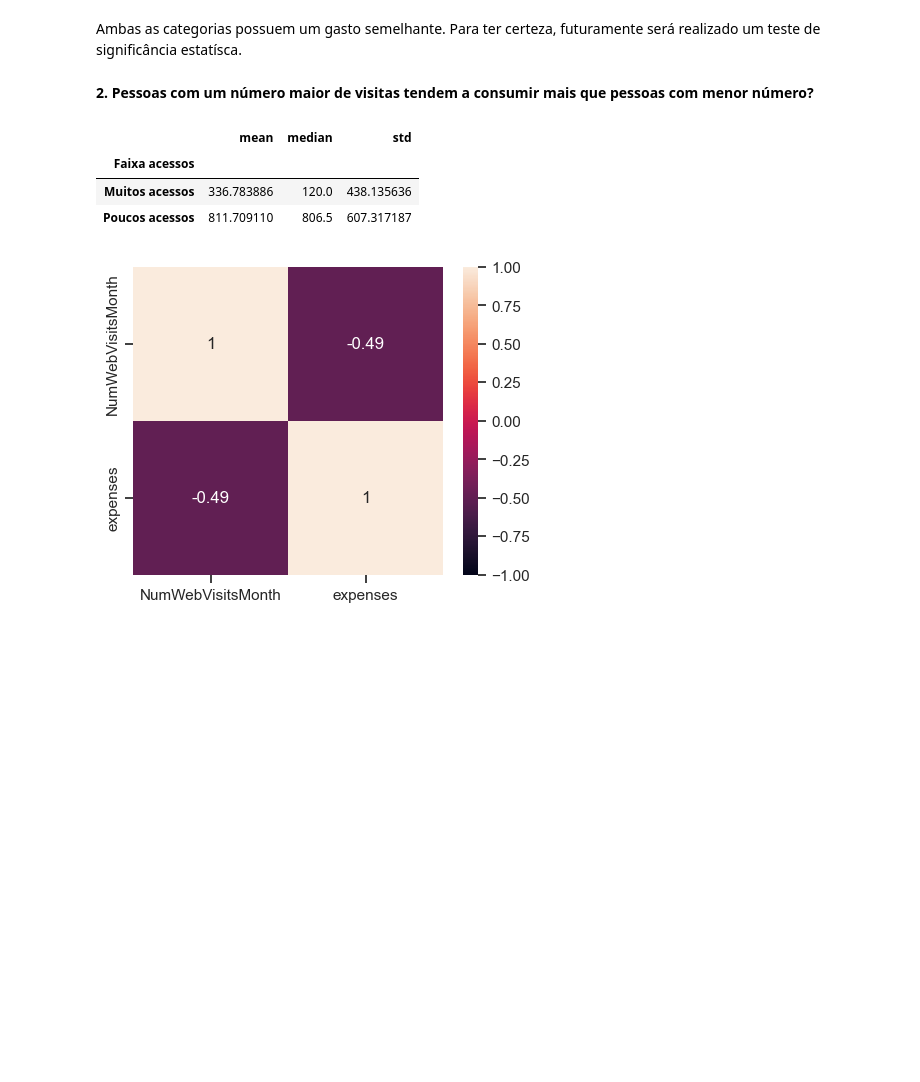
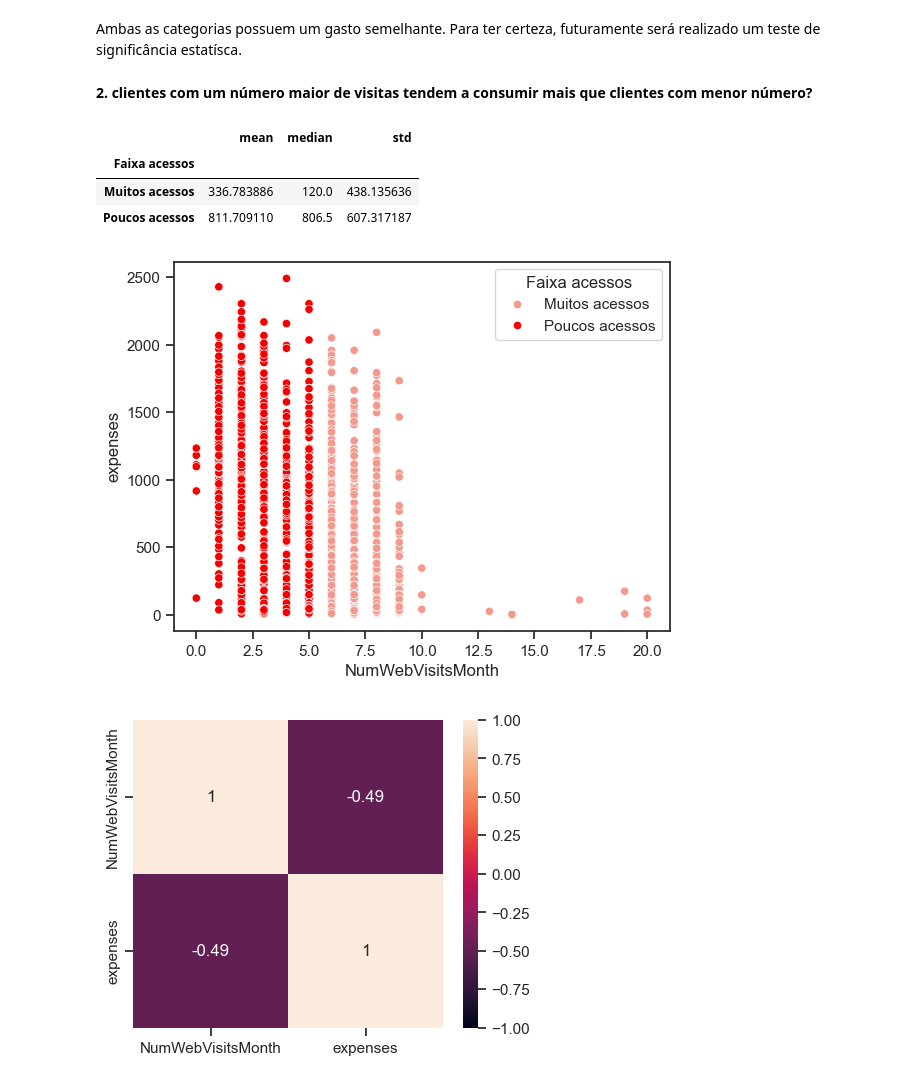
Before and after one commit to danzpy/eda-ifood, a Jupyter notebook: Análise exploratória de dados - Ifood.ipynb, the cells around one changed output. Saved outputs shown, nothing was run; the diff lists cells and outputs as text; code cells hidden in the pictures; blank space fills up the shorter version.

```diff
--- a/Análise exploratória de dados - Ifood.ipynb
+++ b/Análise exploratória de dados - Ifood.ipynb
@@ -400,10 +417,10 @@ O valor do gasto médio para a categoria "Married" é: 549.611.
 # %% [markdown]
 Ambas as categorias possuem um gasto semelhante. Para ter certeza, futuramente será realizado um teste de significância estatísca.
 # %% [markdown]
-**2. Pessoas com um número maior de visitas tendem a consumir mais que pessoas com menor número?**
+**2. clientes com um número maior de visitas tendem a consumir mais que clientes com menor número?**
 # %%
 faixa_visitas = df[['NumWebVisitsMonth', 'expenses']].copy()
-faixa_visitas['Faixa acessos'] = df['NumWebVisitsMonth'].map(lambda x: 'Poucos acessos' if x < 6 else 'Muitos acessos')
+faixa_visitas['Faixa acessos'] = df['NumWebVisitsMonth'].map(lambda x: 'Poucos acessos' if x < df['NumWebVisitsMonth'].median() else 'Muitos acessos')
 # %%
 faixa_visitas.groupby('Faixa acessos')['expenses'].agg(['mean', 'median', 'std'])
 # %% [output]
@@ -411,6 +428,14 @@ faixa_visitas.groupby('Faixa acessos')['expenses'].agg(['mean', 'median', 'std']
 | Faixa acessos |  |  |  |
 | Muitos acessos | 336.783886 | 120.0 | 438.135636 |
 | Poucos acessos | 811.709110 | 806.5 | 607.317187 |
+# %%
+sns.set_theme(style="ticks")
+sns.set_palette(sns.color_palette(["#F4998D", "#F40000"]))
+
+sns.scatterplot(data=faixa_visitas, x='NumWebVisitsMonth', y='expenses', hue='Faixa acessos')
+plt.show()
+# %% [output]
+[figure, added]
 # %%
 f, ax = plt.subplots(figsize=(5, 4))
 sns.heatmap(faixa_visitas[['NumWebVisitsMonth', 'expenses']].corr(), vmin=-1, vmax=1, annot=True)
```
Also changed, not shown: parts of 24 cells of this notebook, 1 other file.
